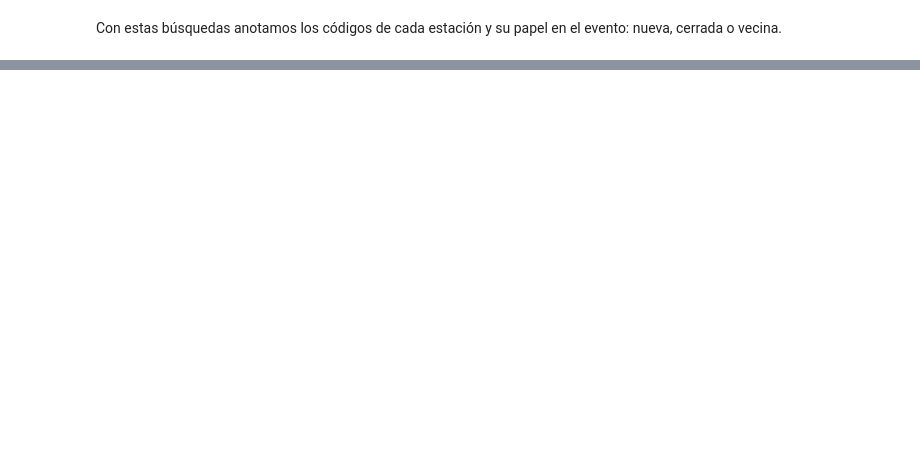
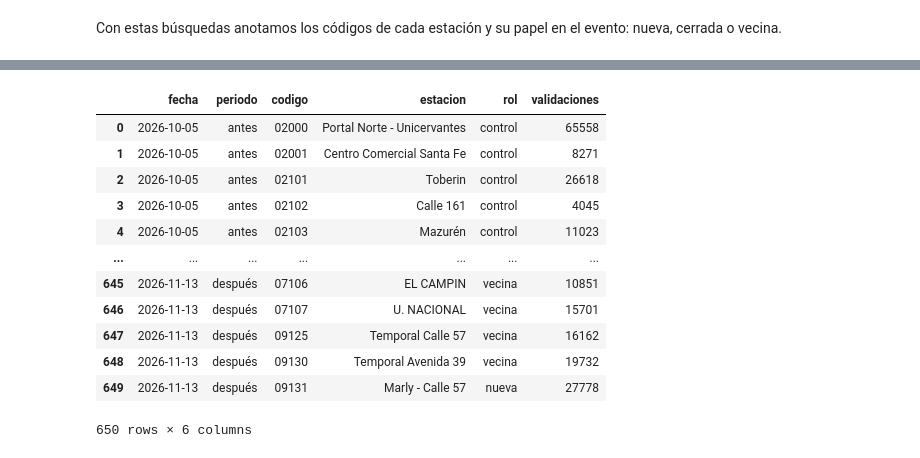
Before and after one commit to Sebast68h/Proyecto2-Transmilenio, a Jupyter notebook: NOOTEBOOKS/03_analisis.ipynb, the cells around one changed output, grey strips where cells are left out. Saved outputs shown, nothing was run; the diff lists cells and outputs as text; code cells hidden in the pictures; blank space fills up the shorter version.

```diff
--- a/NOOTEBOOKS/03_analisis.ipynb
+++ b/NOOTEBOOKS/03_analisis.ipynb
@@ -76,3 +94,15 @@ buscar53[["codigo","estacion","linea"]].drop_duplicates()
 | 2397 | 09130 | Temporal Avenida 39 | (36) Zona A Caracas |
 | 2594 | 10009 | Museo Nacional - FNG | (12) Zona L Carrera 10 |
 | 34778 | 09131 | Marly - Calle 57 | (36) Zona A Caracas |
+# %%
+roles53= pd.DataFrame([
+    ["calle53","09131","nueva"],
+    ["calle53","09126","cerrada"],
+    ["calle53","09125", "vecina"],
+    ["calle53","09130","vecina"],
+    ["calle53","07105","vecina"],
+    ["calle53","07106","vecina"],
+    ["calle53","07107","vecina"]
+], columns=["evento","codigo","rol"])
+
+roles53
@@ -105,0 +166,3 @@ roles
+# %%
+calle53roles= calle53.merge(roles53, on=["evento","codigo"], how="left", validate="m:1")
+calle53roles.groupby("rol")["codigo"].unique()
@@ -105,0 +186,4 @@ roles
+# %%
+calle72roles.loc[(calle72roles["linea"] == "(33) Zona B AutoNorte") & (calle72roles["rol"].isna()), "rol"] = "control"
+calle53roles.loc[(calle53roles["linea"] == "(33) Zona B AutoNorte") & (calle53roles["rol"].isna()), "rol"] = "control"
+calle26roles.loc[(calle26roles["linea"] == "(33) Zona B AutoNorte") & (calle26roles["rol"].isna()), "rol"] = "control"
@@ -105,0 +200,20 @@ roles
+# %%
+diario26 = calle26roles.groupby(["fecha","periodo","codigo","estacion","rol"])["validaciones"].sum().reset_index()
+diario72 = calle72roles.groupby(["fecha","periodo","codigo","estacion","rol"])["validaciones"].sum().reset_index()
+diario53 = calle53roles.groupby(["fecha","periodo","codigo","estacion","rol"])["validaciones"].sum().reset_index()
+# %%
+diario53
+# %% [output]
+|  | fecha | periodo | codigo | estacion | rol | validaciones |
+| 0 | 2026-10-05 | antes | 02000 | Portal Norte - Unicervantes | control | 65558 |
+| 1 | 2026-10-05 | antes | 02001 | Centro Comercial Santa Fe | control | 8271 |
+| 2 | 2026-10-05 | antes | 02101 | Toberin | control | 26618 |
+| 3 | 2026-10-05 | antes | 02102 | Calle 161 | control | 4045 |
+| 4 | 2026-10-05 | antes | 02103 | Mazurén | control | 11023 |
+| ... | ... | ... | ... | ... | ... | ... |
+| 645 | 2026-11-13 | después | 07106 | EL CAMPIN | vecina | 10851 |
+| 646 | 2026-11-13 | después | 07107 | U. NACIONAL | vecina | 15701 |
+| 647 | 2026-11-13 | después | 09125 | Temporal Calle 57 | vecina | 16162 |
+| 648 | 2026-11-13 | después | 09130 | Temporal Avenida 39 | vecina | 19732 |
+| 649 | 2026-11-13 | después | 09131 | Marly - Calle 57 | nueva | 27778 |
+650 rows × 6 columns
```
Also changed, not shown: parts of 14 cells of this notebook.
